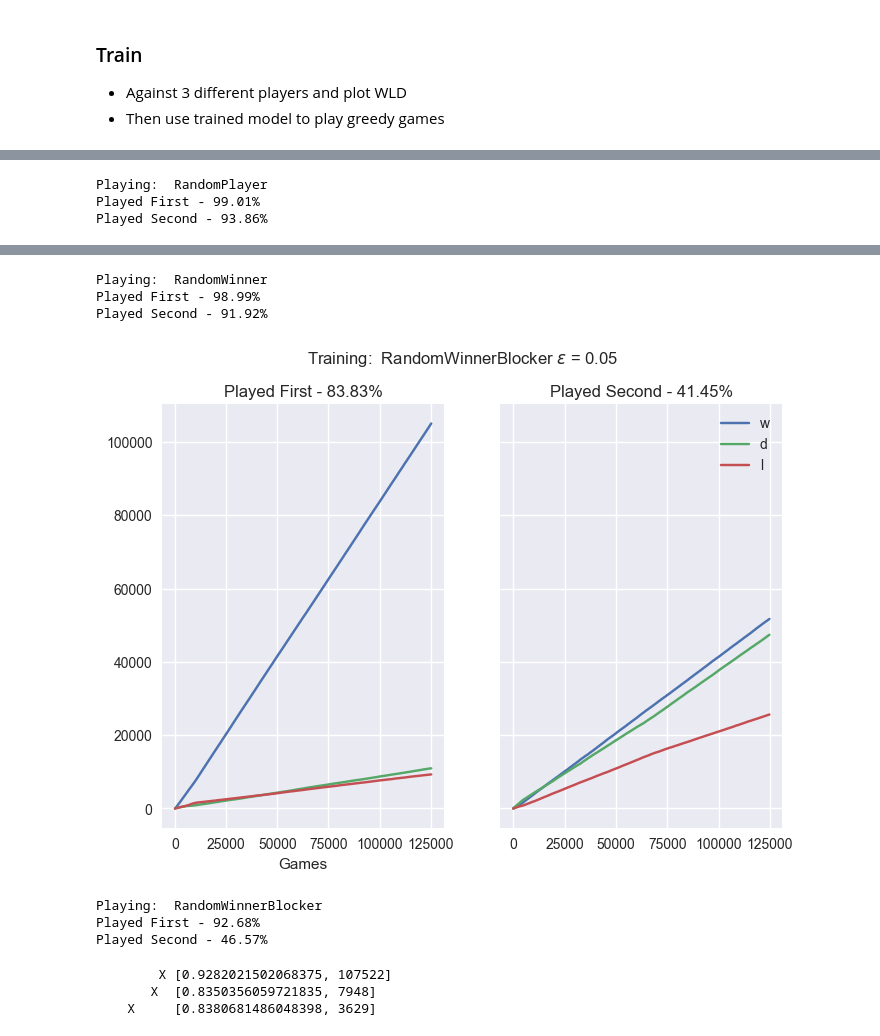
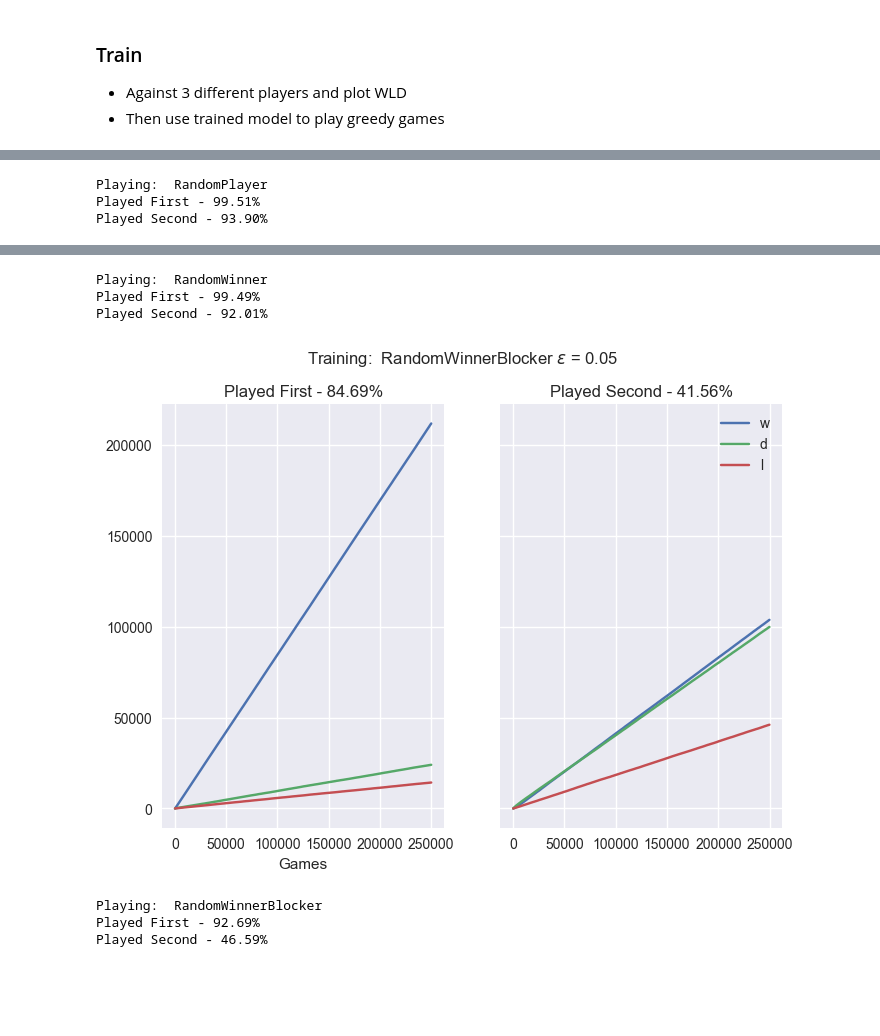
Before and after one commit to georgec123/aiml, a Jupyter notebook: src/Q1/game.ipynb, the cells around one changed output, grey strips where cells are left out. Cells and saved outputs as stored; diff of their text form; code cells hidden in the pictures; blank space fills up the shorter version.

Commit message:
more ttt games

```diff
--- a/src/Q1/game.ipynb
+++ b/src/Q1/game.ipynb
@@ -61,8 +61,8 @@ Winner: O
 - Against 3 different players and plot WLD
 - Then use trained model to play greedy games
 # %%
-games_train = 250_000
-games_play = 50_000
+games_train = 500_000
+games_play = 500_000
 
 states = [None]*3
 
@@ -92,3 +92,3 @@ for idx, opponent in enumerate([RandomPlayer, RandomWinner, RandomWinnerBlocker]
 Playing:  RandomPlayer
-Played First - 99.01%
-Played Second - 93.86%
+Played First - 99.51%
+Played Second - 93.90%
@@ -96,15 +96,7 @@ Played Second - 93.86%
 Playing:  RandomWinner
-Played First - 98.99%
-Played Second - 91.92%
+Played First - 99.49%
+Played Second - 92.01%
-[figure, old version]
+[figure, new version]
 Playing:  RandomWinnerBlocker
-Played First - 92.68%
-Played Second - 46.57%
+Played First - 92.69%
+Played Second - 46.59%
-# %%
-for k,v in rlearner.state_dict.items():
-    if k.count('X') == 1 and k.count('O') == 0:
-        print(k,v)
-# %% [output]
-        X [0.9282021502068375, 107522]
-       X  [0.8350356059721835, 7948]
-    X     [0.8380681486048398, 3629]
```
Also changed, not shown: parts of 1 cell of this notebook, 3 other files.
